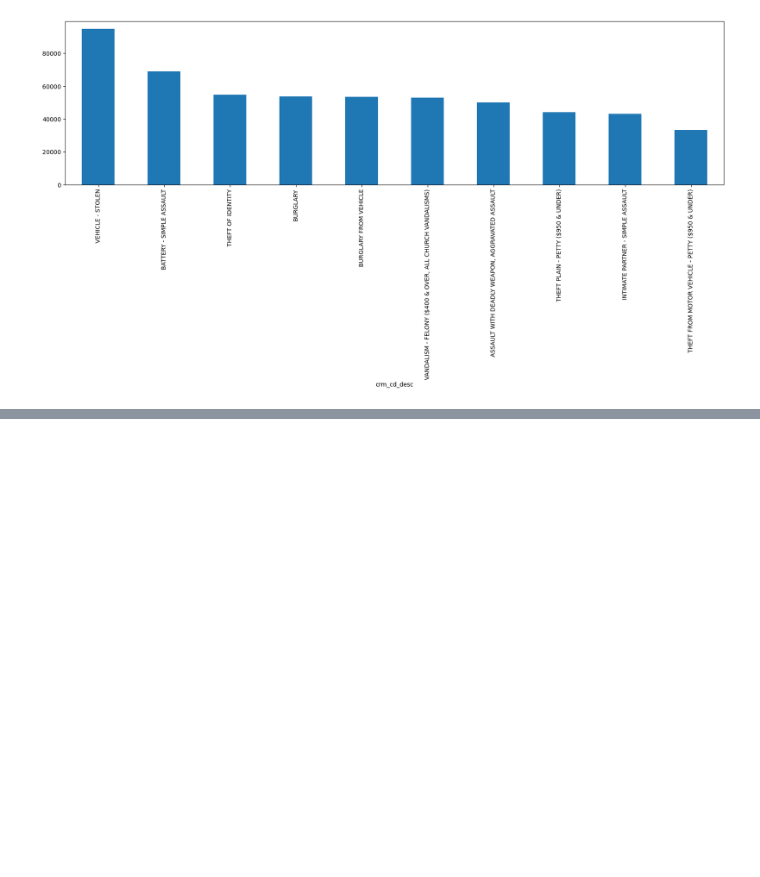
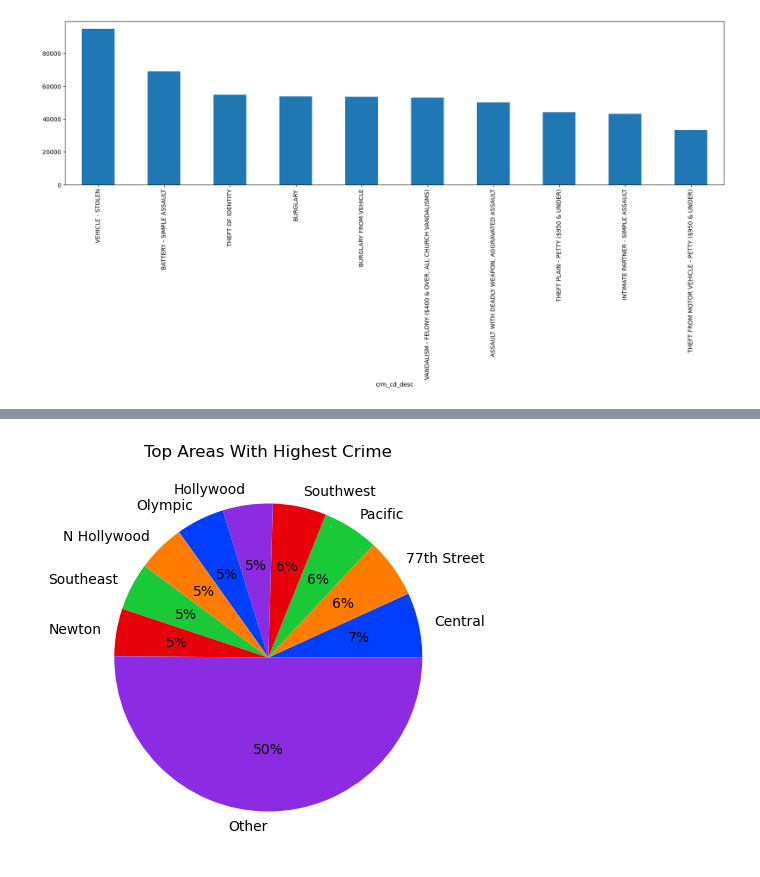
Before and after one commit to wiseorcool/Project-1-Team-4, a Jupyter notebook: April 10th Initial Graphs/json-response.ipynb, the cells around one changed output, grey strips where cells are left out. Saved outputs shown, nothing was run; the diff lists cells and outputs as text; code cells hidden in the pictures; blank space fills up the shorter version.

```diff
--- a/April 10th Initial Graphs/json-response.ipynb
+++ b/April 10th Initial Graphs/json-response.ipynb
@@ -543,0 +528,32 @@ premis_count
+# %%
+Top_Area_LosAngeles=response_df_formatted["area_name"].value_counts().sort_values(ascending=False)
+# Top 9 cities represnet almost 50% of all the total crimes committed in LosAngeles
+
+# Threshold for identifying crimes with less than 4.95% of total crimes
+threshold = Top_Area_LosAngeles.values.sum() * 0.0495
+
+# Create new data and add only crimes which are greater than the threshold of 6%
+Top_Area_LosAngeles_large_Category = Top_Area_LosAngeles[Top_Area_LosAngeles >= threshold]
+Top_Area_LosAngeles_small_Category = Top_Area_LosAngeles[Top_Area_LosAngeles < threshold]
+other_value_sum = Top_Area_LosAngeles_small_Category.sum()
+Top_Area_LosAngeles_other_Category = pd.concat([Top_Area_LosAngeles_large_Category, pd.Series({'Other': other_value_sum})])
+
+
+
+#define data
+plt.figure(figsize=(10,5))
+data=Top_Area_LosAngeles_other_Category.values
+labels=Top_Area_LosAngeles_other_Category.index
+
+
+#define Seaborn color palette to use
+colors = sns.color_palette('bright')[0:5]
+
+
+# plt.pie(x=Top_Crimes_LosAngeles.values,labels=Top_Crimes_LosAngeles.index,autopct='%.0f%%')
+plt.pie(x=data,labels=labels,colors=colors,autopct='%.0f%%')
+plt.title("Top Areas With Highest Crime")
+# plt.show()
+plt.savefig('Top Areas With Highest Crime.png')
+# %% [output]
+[figure, added]
```
Also changed, not shown: parts of 29 cells of this notebook, 3 other files.
